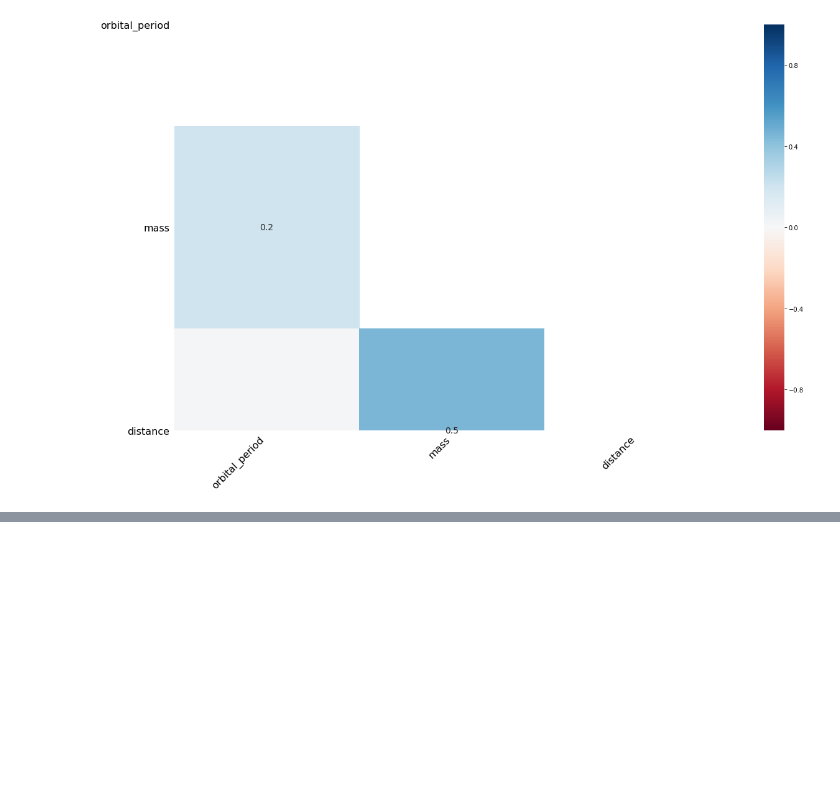
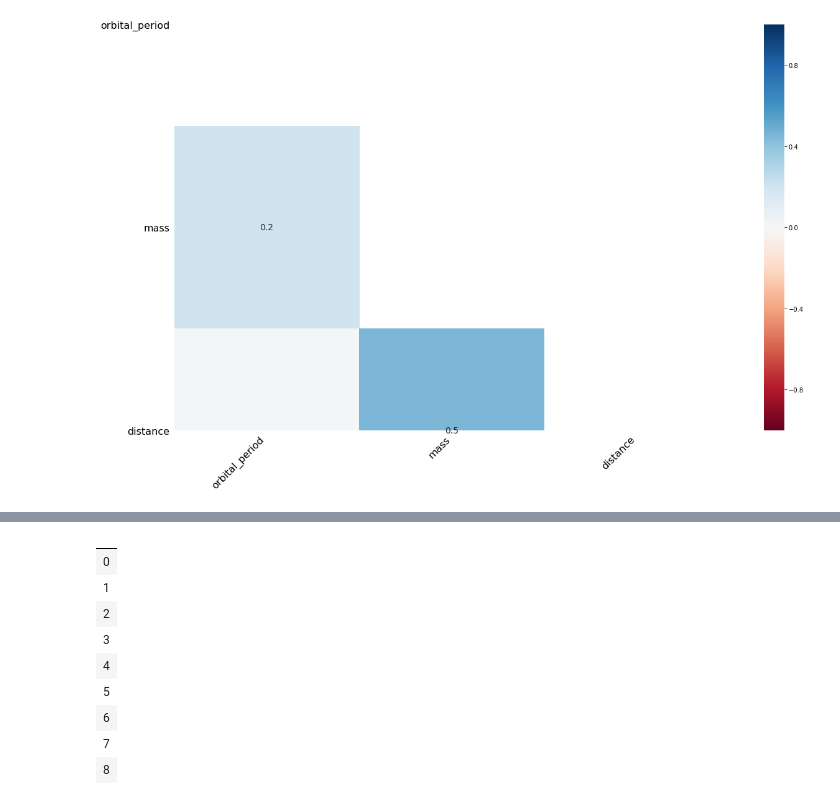
Before and after one commit to Furkan-Gulsen/veri_bilimi_ve_makine_ogrenmesi, a Jupyter notebook: Veri Ön İşleme/1.2- Eksik Veri Analizi.ipynb, the cells around one changed output, grey strips where cells are left out. Saved outputs shown, nothing was run; the diff lists cells and outputs as text; code cells hidden in the pictures; blank space fills up the shorter version.

```diff
--- a/Veri Ön İşleme/1.2- Eksik Veri Analizi.ipynb
+++ b/Veri Ön İşleme/1.2- Eksik Veri Analizi.ipynb
@@ -366,0 +417,13 @@ msno.heatmap(df)
+# %%
+df.dropna(axis=1)
+# %% [output]
+|  |
+| 0 |
+| 1 |
+| 2 |
+| 3 |
+| 4 |
+| 5 |
+| 6 |
+| 7 |
+| 8 |
```
Also changed, not shown: parts of 4 cells of this notebook.
